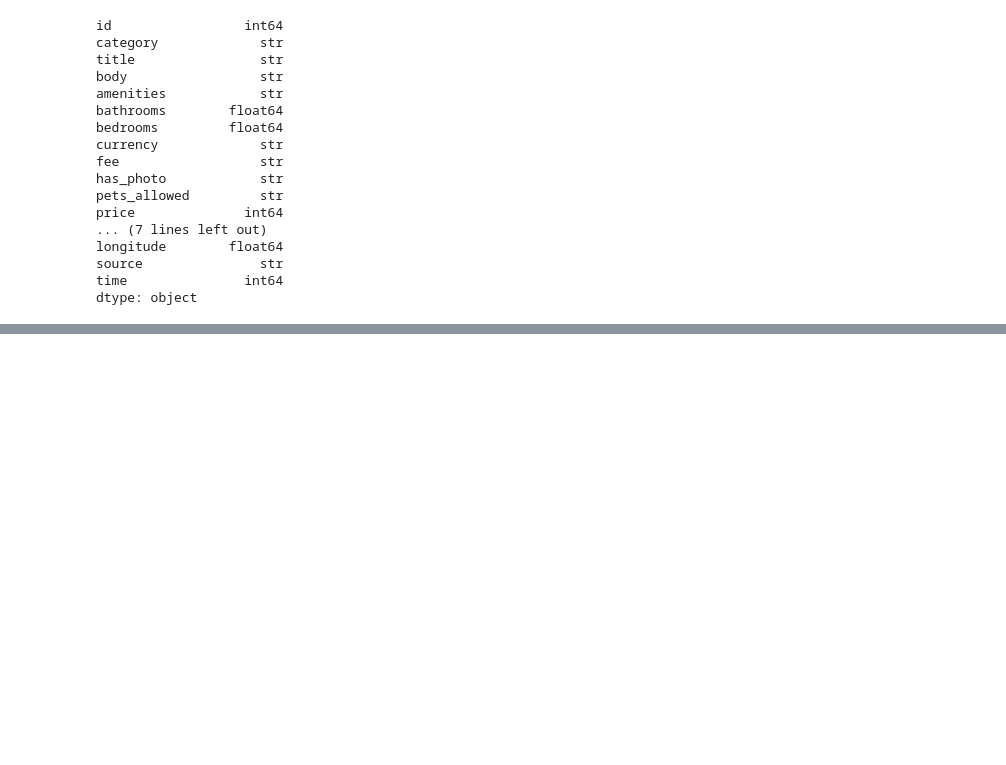
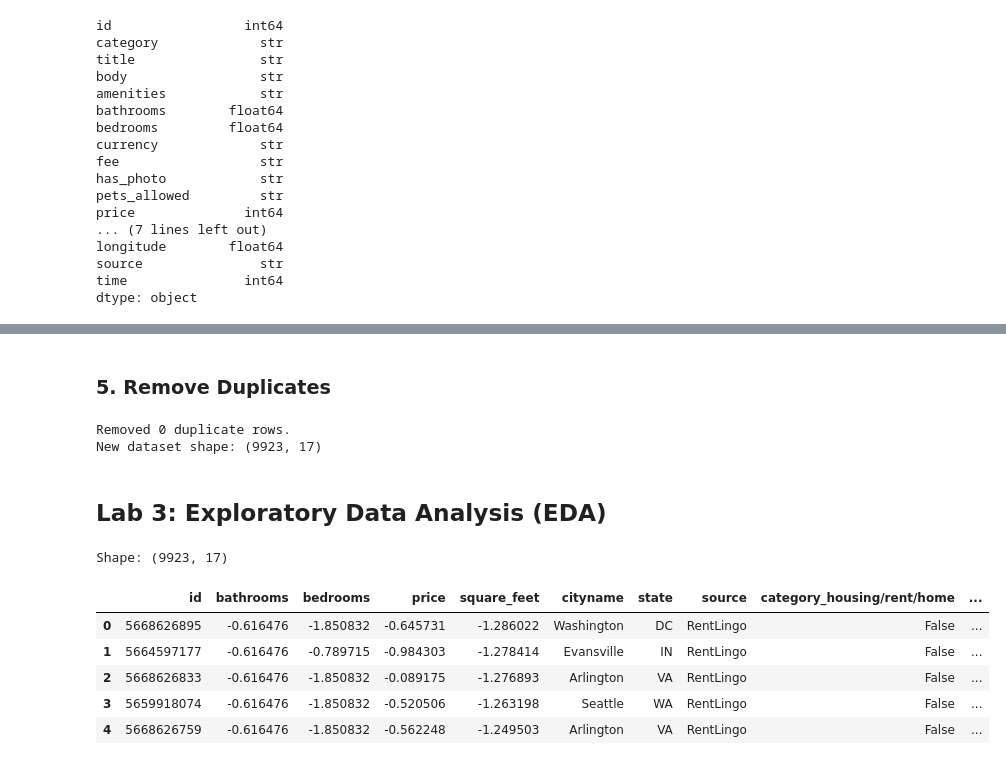
Before and after one commit to wasi-coder/Data_mining-on-a-rental-dataset, a Jupyter notebook: lab_report.ipynb, the cells around one changed output, grey strips where cells are left out. Drawn from its saved outputs; the diff is of its cells as text; code cells hidden in the pictures; blank space fills up the shorter version.

```diff
--- a/lab_report.ipynb
+++ b/lab_report.ipynb
@@ -102,0 +285,28 @@ dtype: object
+# %% [markdown]
+### 5. Remove Duplicates
+# %%
+
+before = df_std.shape[0]
+
+df_clean = df_std.drop_duplicates()
+
+after = df_clean.shape[0]
+
+print(f"Removed {before - after} duplicate rows.")
+print(f"New dataset shape: {df_clean.shape}")
+# %% [output]
+Removed 0 duplicate rows.
+New dataset shape: (9923, 17)
+# %% [markdown]
+## Lab 3: Exploratory Data Analysis (EDA)
+# %%
+print("Shape:", df_clean.shape)
+display(df_clean.head())
+# %% [output]
+Shape: (9923, 17)
+|  | id | bathrooms | bedrooms | price | square_feet | cityname | state | source | category_housing/rent/home | ... |
+| 0 | 5668626895 | -0.616476 | -1.850832 | -0.645731 | -1.286022 | Washington | DC | RentLingo | False | ... |
+| 1 | 5664597177 | -0.616476 | -0.789715 | -0.984303 | -1.278414 | Evansville | IN | RentLingo | False | ... |
+| 2 | 5668626833 | -0.616476 | -1.850832 | -0.089175 | -1.276893 | Arlington | VA | RentLingo | False | ... |
+| 3 | 5659918074 | -0.616476 | -1.850832 | -0.520506 | -1.263198 | Seattle | WA | RentLingo | False | ... |
+| 4 | 5668626759 | -0.616476 | -1.850832 | -0.562248 | -1.249503 | Arlington | VA | RentLingo | False | ... |
```
Also changed, not shown: parts of 10 cells of this notebook.
